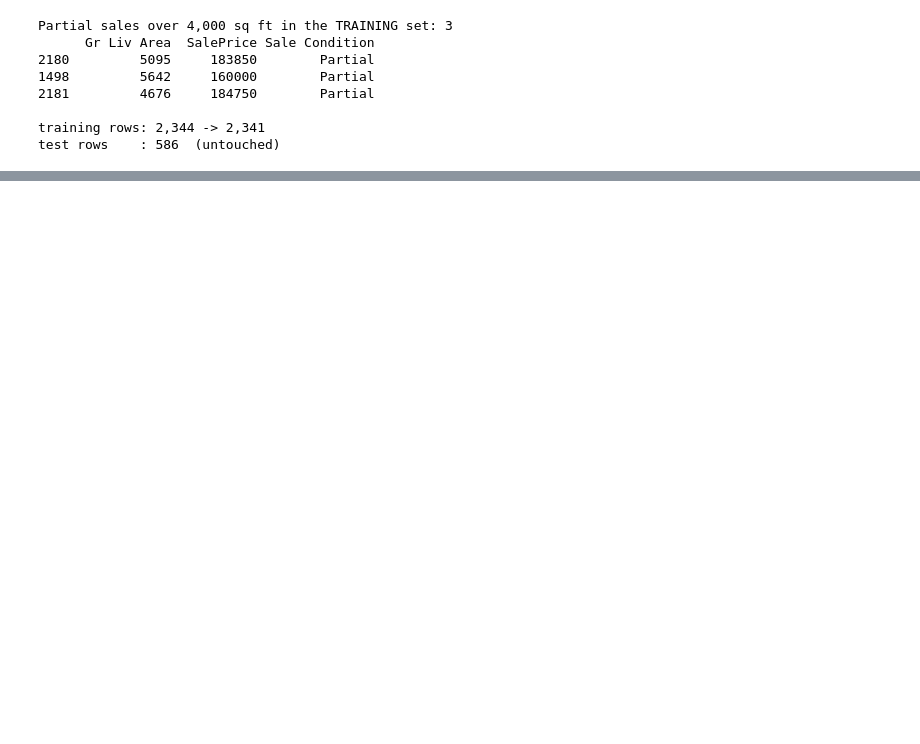
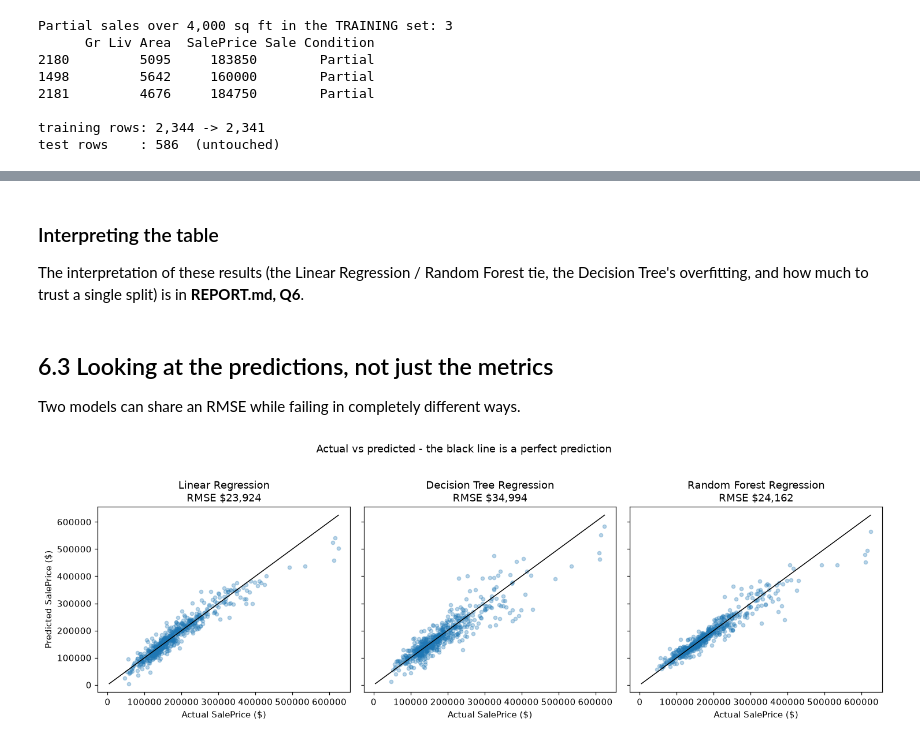
Before and after one commit to Elias-Chairi/IE500618-Assignment-1-Sale-Price-Data-ML-Workflow, a Jupyter notebook: notebooks/02_modeling.ipynb, the cells around one changed output, grey strips where cells are left out. Cells and saved outputs as stored; diff of their text form; code cells hidden in the pictures; blank space fills up the shorter version.

```diff
--- a/notebooks/02_modeling.ipynb
+++ b/notebooks/02_modeling.ipynb
@@ -265,0 +691,18 @@ plt.show()
+# %%
+rows = []
+for name, pipe in pipelines.items():
+    train_pred = pipe.predict(X_train)
+    train_rmse = mean_squared_error(y_train, train_pred) ** 0.5
+
+    cv_rmse = -cross_val_score(
+        pipe, X_train, y_train,
+        scoring="neg_root_mean_squared_error", cv=5, n_jobs=-1,
+    )
+    rows.append({
+        "Model": name,
+        "Train RMSE": f"${train_rmse:,.0f}",
+        "CV RMSE (mean)": f"${cv_rmse.mean():,.0f}",
+        "CV RMSE (std)": f"${cv_rmse.std():,.0f}",
+    })
+
+pd.DataFrame(rows).set_index("Model")
@@ -265,0 +753,11 @@ plt.show()
+# %%
+best = results_df["Test RMSE"].idxmin()
+
+print("Model                      | Test RMSE   | Test R2")
+print("-" * 52)
+for name, row in results_df.iterrows():
+    mark = "  <- best" if name == best else ""
+    print(f"{name:26s} | ${row['Test RMSE']:>9,.0f} | {row['Test R2']:.3f}{mark}")
+
+print(f"\nFor reference, the mean test SalePrice is ${y_test.mean():,.0f} "
+      f"and the standard deviation is ${y_test.std():,.0f}.")
@@ -265,0 +798,26 @@ plt.show()
+# %% [markdown]
+### Interpreting the table
+
+The interpretation of these results (the Linear Regression / Random Forest tie, the Decision
+Tree's overfitting, and how much to trust a single split) is in **REPORT.md, Q6**.
+# %% [markdown]
+## 6.3 Looking at the predictions, not just the metrics
+
+Two models can share an RMSE while failing in completely different ways.
+# %%
+fig, ax = plt.subplots(1, 3, figsize=(13.5, 4.4), sharex=True, sharey=True)
+
+lo = min(y_test.min(), min(p.min() for p in predictions.values()))
+hi = max(y_test.max(), max(p.max() for p in predictions.values()))
+
+for a, (name, y_pred) in zip(ax, predictions.items()):
+    a.scatter(y_test, y_pred, alpha=0.3, s=16)
+    a.plot([lo, hi], [lo, hi], color="black", lw=1)
+    a.set_xlabel("Actual SalePrice ($)")
+    a.set_title(f"{name}\nRMSE ${results_df.loc[name, 'Test RMSE']:,.0f}")
+ax[0].set_ylabel("Predicted SalePrice ($)")
+
+plt.suptitle("Actual vs predicted - the black line is a perfect prediction", y=1.02)
+plt.tight_layout(); plt.show()
+# %% [output]
+[figure, added]
```
Also changed, not shown: parts of 57 cells of this notebook, 1 other file.
